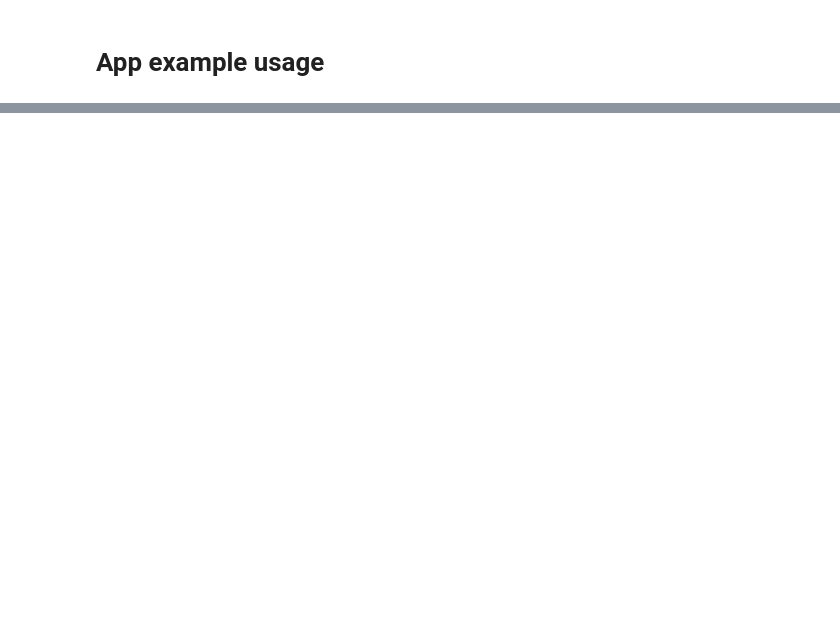
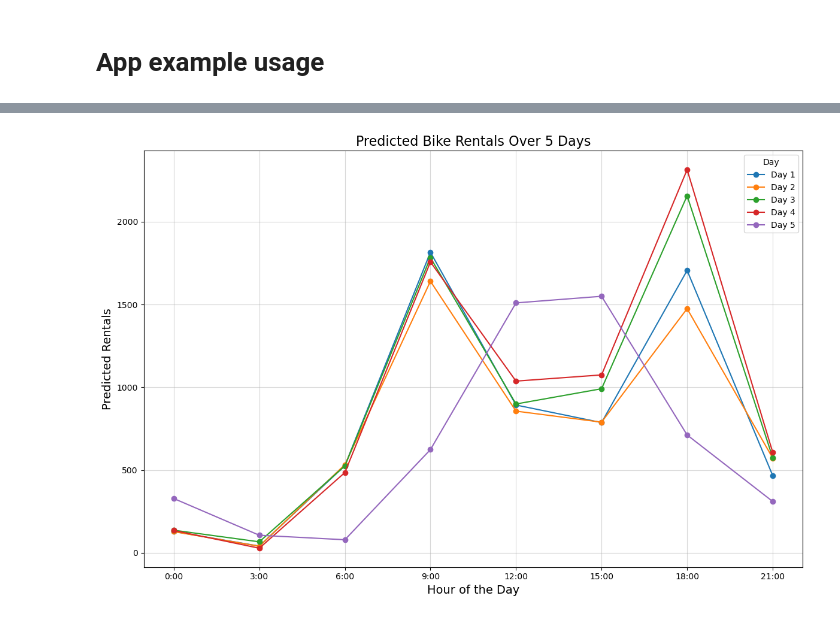
Before and after one commit to MattWojciechowski/london_bike_sharing, a Jupyter notebook: notebooks/example_app.ipynb, the cells around one changed output, grey strips where cells are left out. Cells and saved outputs as stored; diff of their text form; code cells hidden in the pictures; blank space fills up the shorter version.

```diff
--- a/notebooks/example_app.ipynb
+++ b/notebooks/example_app.ipynb
@@ -138,0 +200,21 @@ plt.show()
+# %%
+# Dodajemy kolumnę 'day' oznaczającą dni
+forecast_df["day"] = (forecast_df.index // 8) + 1
+
+# Tworzenie zbiorczego wykresu dla 5 dni
+plt.figure(figsize=(12, 8))
+for day in sorted(forecast_df["day"].unique()):
+    day_data = forecast_df[forecast_df["day"] == day]
+    plt.plot(day_data["hour"], day_data["predicted_rentals"], marker="o", label=f"Day {day}")
+
+# Dostosowanie wyglądu wykresu
+plt.title("Predicted Bike Rentals Over 5 Days", fontsize=16)
+plt.xlabel("Hour of the Day", fontsize=14)
+plt.ylabel("Predicted Rentals", fontsize=14)
+plt.xticks(ticks=range(0, 24, 3), labels=[f"{hour}:00" for hour in range(0, 24, 3)])
+plt.grid(alpha=0.5)
+plt.legend(title="Day")
+plt.tight_layout()
+plt.show()
+# %% [output]
+[figure, added]
```
Also changed, not shown: parts of 13 cells of this notebook, 8 other files.
